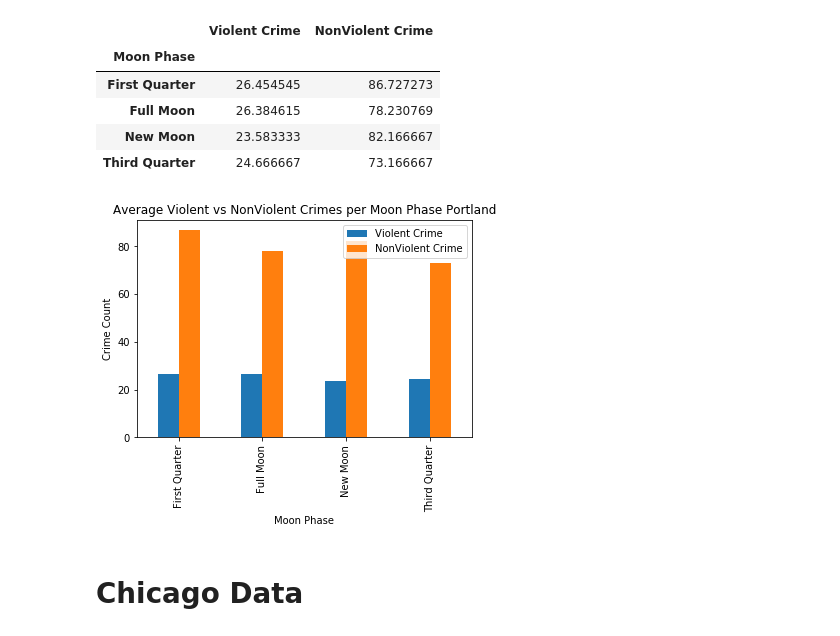
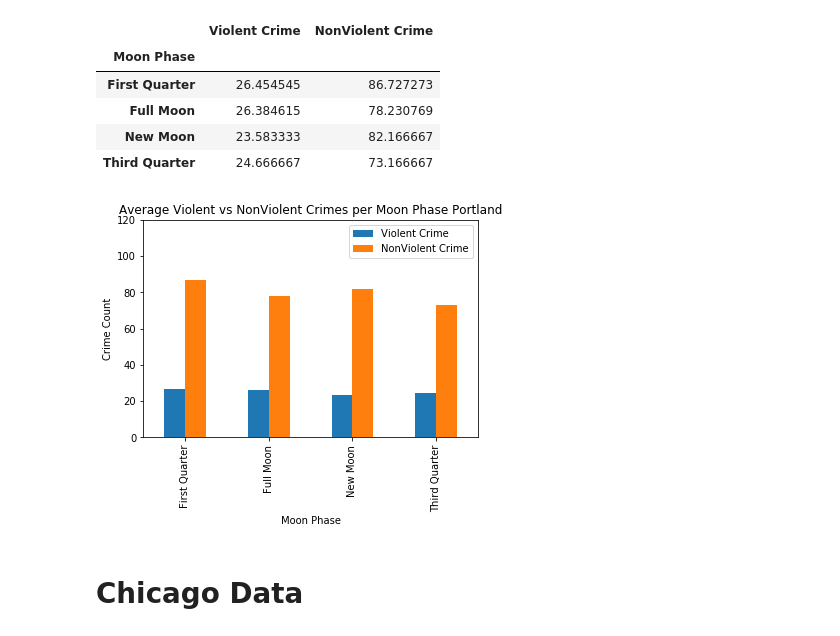
Before and after one commit to NHigs58/Project-1-, a Jupyter notebook: Graphs.ipynb, the cells around one changed output. Drawn from its saved outputs; the diff is of its cells as text; code cells hidden in the pictures.

```diff
--- a/Graphs.ipynb
+++ b/Graphs.ipynb
@@ -198,14 +200,14 @@ combined_df
 # %%
 violent_moon_graph = combined_df.plot(kind="bar")
 
 plt.title('Average Violent vs NonViolent Crimes per Moon Phase Portland')
 plt.xlabel('Moon Phase')
 plt.ylabel('Crime Count')
 plt.legend(loc = "best")
-
-plt.savefig("ViolentVsNonViolentBarPdx.png")
+plt.ylim(0,120)
+plt.savefig("Images/ViolentVsNonViolentBarPdx.png")
 # %% [output]
-[figure, old version]
+[figure, new version]
 # %% [markdown]
 # Chicago Data
 # %%
```
Also changed, not shown: parts of 8 cells of this notebook, 22 other files.
